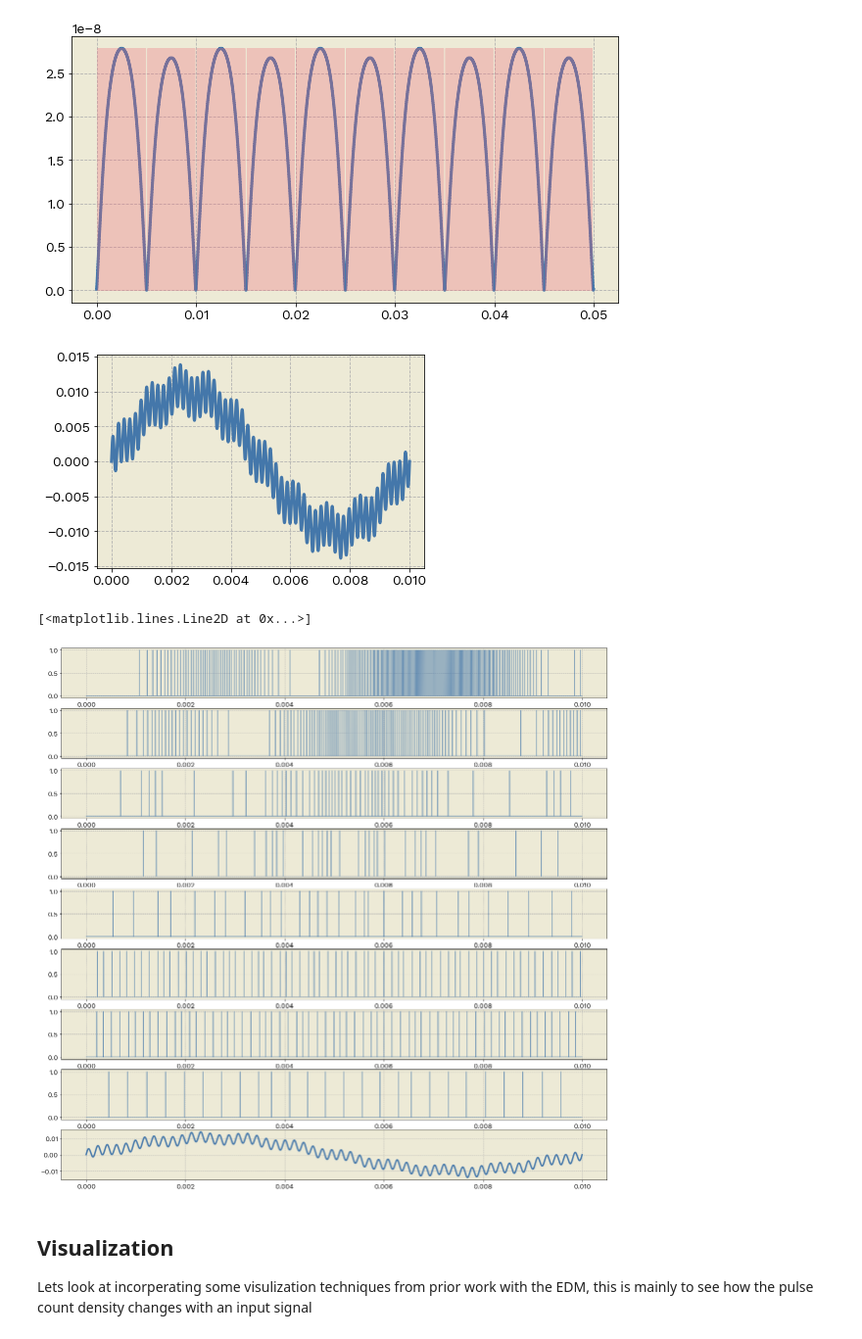
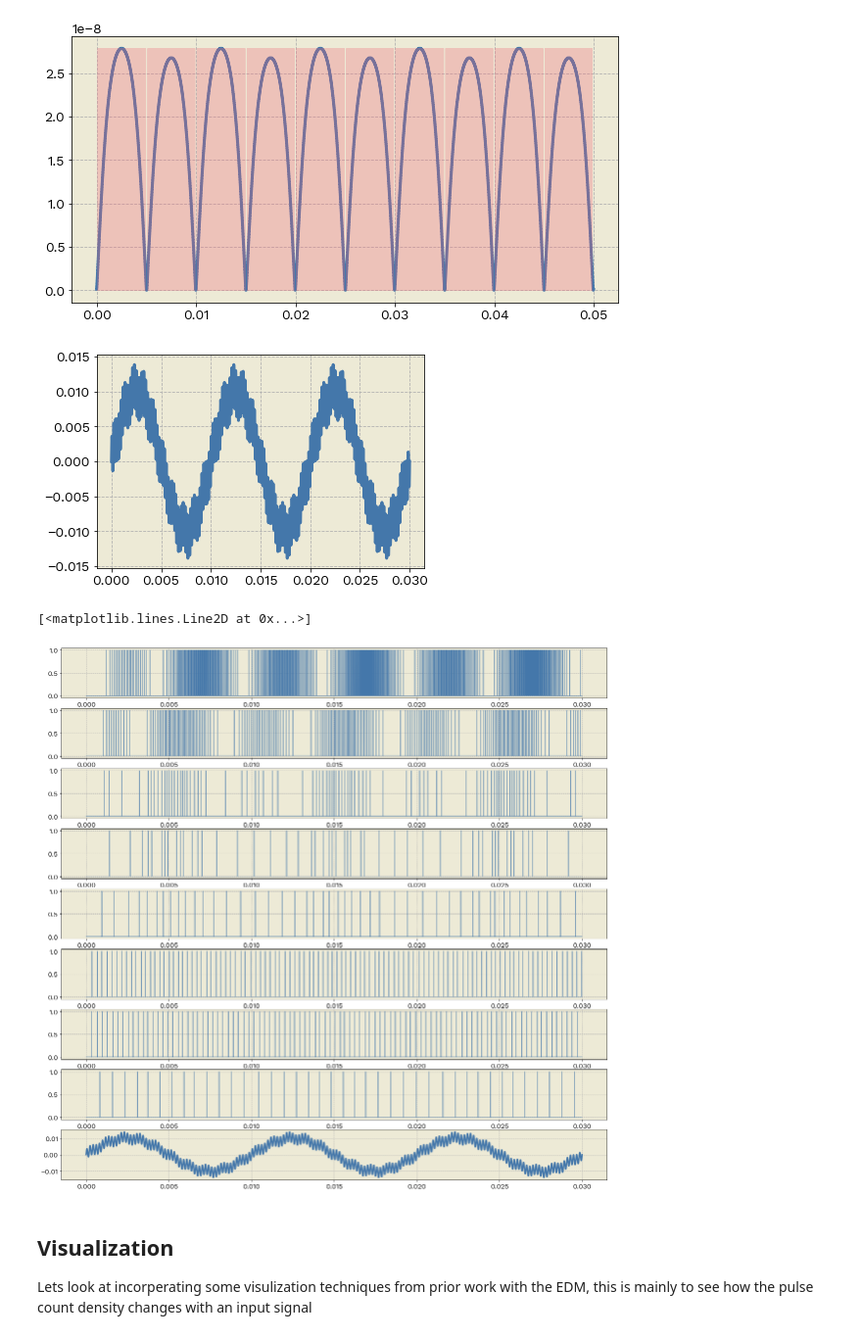
Before and after one commit to clocktop/feature_extractor_model, a Jupyter notebook: feature_extractor_model_exploration.ipynb, the cells around one changed output. Shown at 98% size. Cells and saved outputs as stored; diff of their text form; code cells hidden in the pictures.

```diff
--- a/feature_extractor_model_exploration.ipynb
+++ b/feature_extractor_model_exploration.ipynb
@@ -379,27 +379,27 @@ import bt_ic_model
 # %%
 time_ms = .01
 dt = .001/1000
-time = np.linspace(0, time_ms, int(time_ms/dt))
+time = np.linspace(0, time_ms*3, int(time_ms/dt)*3)
 
 voltage_sig = .01*np.sin(time*2*np.pi*100) + 0.001*np.sin(time*2*np.pi*1000) + 0.003*np.sin(time*2*np.pi*5300)
 
 plt.plot(time,voltage_sig)
 
 filt_sigs = bt_ic_model.BPF(voltage_sig=voltage_sig,time_series=time, bpfs=bpfs)
 
-pulse_trains, time_series = bt_ic_model.SimSignal(voltage_sig=voltage_sig,time_step=dt,bpfs=bpfs,FWR_model=regr_2)
+pulse_trains, time_series = bt_ic_model.SimSignal(voltage_sig=voltage_sig,time_step=dt,bpfs=bpfs,FWR_model=FWR_model,rate_ctrl=1)
 # %% [output]
-[figure, old version]
+[figure, new version]
 # %%
 fig, axs = plt.subplots(9,1, figsize=[20,20])
 
 for index, pulses_train in enumerate(pulse_trains):
-    axs[index].step(time_series, pulse_trains[index], linewidth=0.75)
+    axs[index].step(time_series, pulse_trains[index][0], linewidth=0.75)
 
 axs[8].plot(time_series,voltage_sig)
 # %% [output]
 [<matplotlib.lines.Line2D at 0x...>]
-[figure, old version]
+[figure, new version]
 # %% [markdown]
 ## Visualization
 
```
Also changed, not shown: parts of 19 cells of this notebook, 9 other files.
